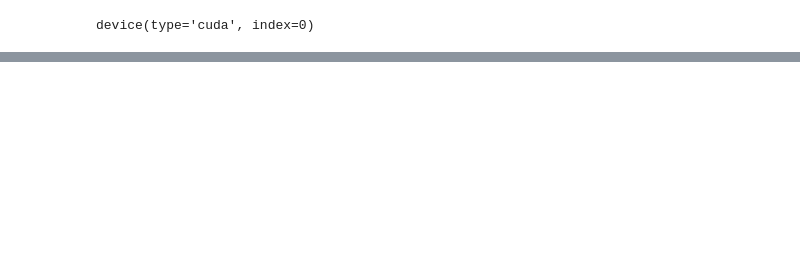
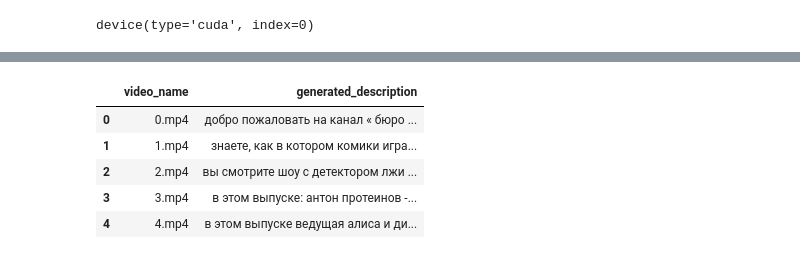
Before and after one commit to llitone/rutube-video-captioning, a Jupyter notebook: video-captioning.ipynb, the cells around one changed output, grey strips where cells are left out. Saved outputs shown, nothing was run; the diff lists cells and outputs as text; code cells hidden in the pictures; blank space fills up the shorter version.

```diff
--- a/video-captioning.ipynb
+++ b/video-captioning.ipynb
@@ -694,0 +736,2 @@ model.load_state_dict(checkpoint["state_dict"])
+# %%
+train_csv = pd.read_csv("./test/test.csv")
@@ -695,6 +749,6 @@ model.load_state_dict(checkpoint["state_dict"])
 # %%
 
-data_location =  "./rutube_hackathon_novosibirsk/train"
+data_location =  "./test/"
 BATCH_SIZE = 1
 
 transforms = T.Compose([
@@ -705,17 +759,22 @@ transforms = T.Compose([
 ])
 
 
-dataset =  FlickrDataset(
+dataset =  VideoDataset(
     root_dir=data_location,
-    captions=train_csv.description.tolist(),
+    captions=train_csv.video_name.tolist(),
+    texts=train_csv.stt_name.tolist(),
     video_files=train_csv.video_name,
-    transform=transforms
+    transform=transforms,
+    build=False
 )
+
+dataset.vocab = pickle.load(open("./vocab.pkl", "rb"))
+
 
 data_loader = DataLoader(
     dataset=dataset,
     batch_size=BATCH_SIZE,
-    shuffle=True,
+    shuffle=False,
     # batch_first=False
 )
 
@@ -730,18 +791,22 @@ scores = []
 model.eval()
 
 for idx, (image, captions) in tqdm(enumerate(data_loader), total=len(data_loader)):
-    image, captions = image.to(device),captions.to(device)
+    img, targ = image.to(device),captions.to(device)
     with torch.no_grad():
-        dataiter = iter(data_loader)
-        img,targ = next(dataiter)
         features = model.encoder(img[0:1].to(device))
         caps, alphas = model.decoder.generate_caption(features, vocab=dataset.vocab)
         caption = ' '.join(caps)
-        target = " ".join([dataset.vocab.itos[i] for i in targ[0:1][0][1:].tolist()])
-        scores.append(score(target, caption))
+        caption = caption.replace("<EOS>", "")
+        for i in string.punctuation:
+            if i not in ["/", "\\", "-"]:
+                caption = caption.replace(f" {i}", i)
+        # print(targ, caption)
+        sample_submission.loc[sample_submission.video_name == f"{idx}.mp4", "generated_description"] = [caption]
+        print(caption)
+        # target = " ".join([dataset.vocab.itos[i] for i in targ[0:1][0][1:].tolist()])
+
+        # scores.append(score(target, caption))
         # print("true:", target)
         # print("pred:", caption)
         # print("loss:", loss.item(), "score:", score(target, caption))
-
-print(sum(scores) / len(scores))
 # %% [output]
@@ -748,0 +830,9 @@ print(sum(scores) / len(scores))
+# %%
+sample_submission.head()
+# %% [output]
+|  | video_name | generated_description |
+| 0 | 0.mp4 | добро пожаловать на канал « бюро ... |
+| 1 | 1.mp4 | знаете, как в котором комики игра... |
+| 2 | 2.mp4 | вы смотрите шоу с детектором лжи ... |
+| 3 | 3.mp4 | в этом выпуске: антон протеинов -... |
+| 4 | 4.mp4 | в этом выпуске ведущая алиса и ди... |
```
Also changed, not shown: parts of 22 cells of this notebook, 2 other files.
